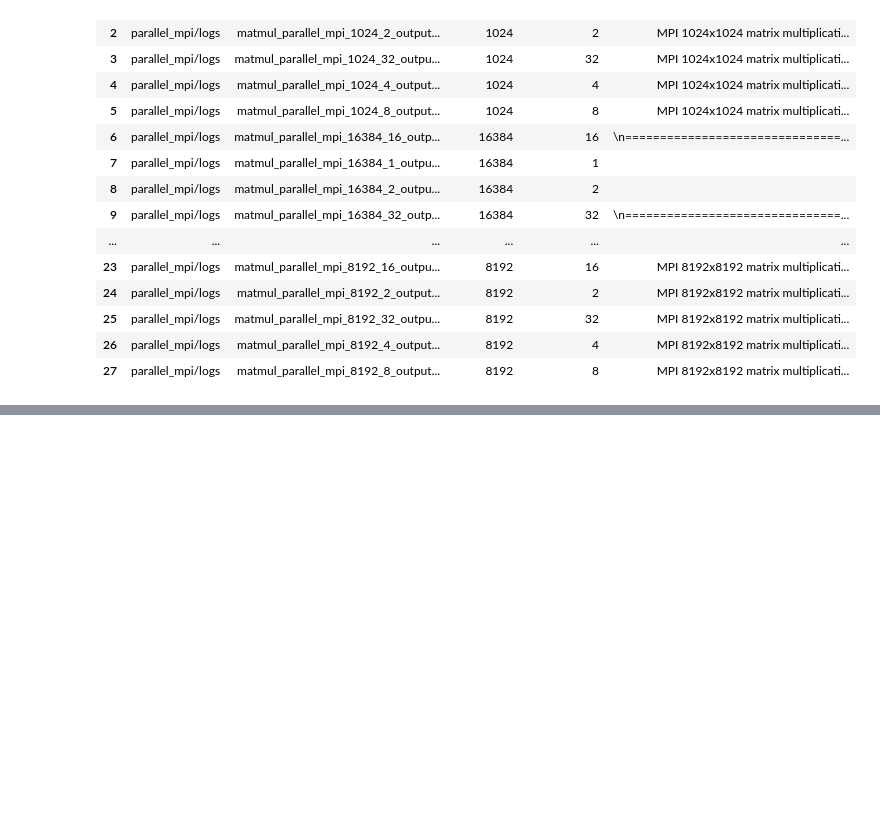
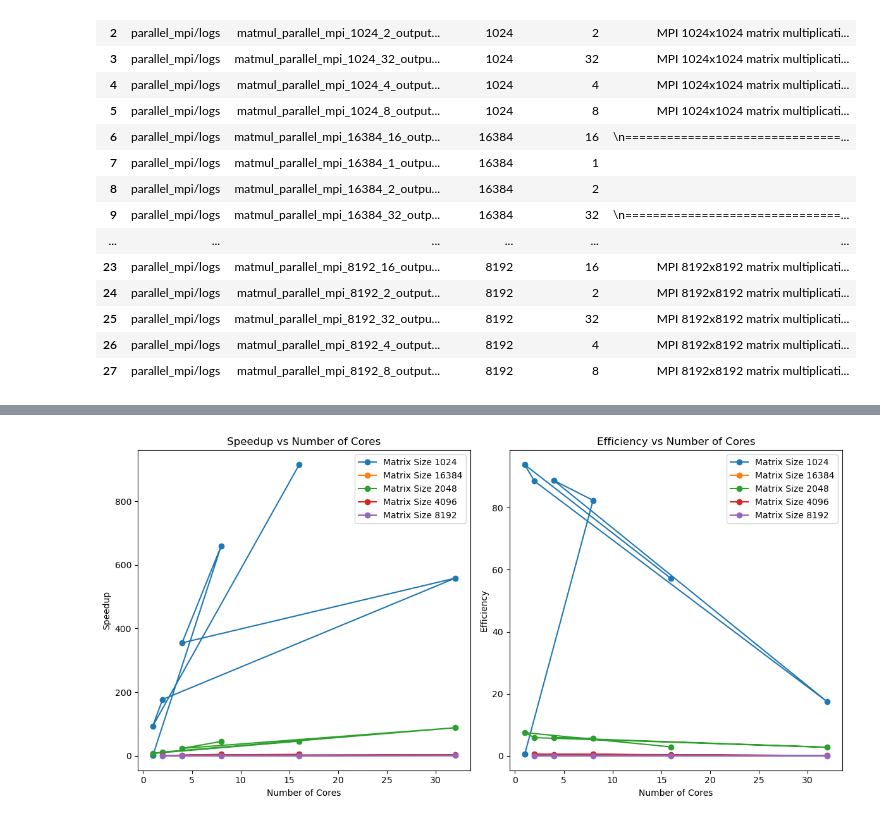
Before and after one commit to arbaazali872/HPC_uni_tn_2025, a Jupyter notebook: HPC_uni_tn_2025/visuals.ipynb, the cells around one changed output, grey strips where cells are left out. Cells and saved outputs as stored; diff of their text form; code cells hidden in the pictures; blank space fills up the shorter version.

```diff
--- a/HPC_uni_tn_2025/visuals.ipynb
+++ b/HPC_uni_tn_2025/visuals.ipynb
@@ -250,0 +225,36 @@ structured_logs_df
+# %%
+import matplotlib.pyplot as plt
+
+# Calculate speedup and efficiency
+serial_time = extracted_data_df.loc[extracted_data_df['Core Number'] == '1', 'Seconds'].mean()
+
+extracted_data_df['Speedup'] = serial_time / extracted_data_df['Seconds']
+extracted_data_df['Efficiency'] = extracted_data_df['Speedup'] / extracted_data_df['Core Number'].astype(float)
+
+# Plot speedup and efficiency
+plt.figure(figsize=(12, 6))
+
+# Plot speedup
+plt.subplot(1, 2, 1)
+for matrix_size in extracted_data_df['Matrix Size'].unique():
+    subset = extracted_data_df[extracted_data_df['Matrix Size'] == matrix_size]
+    plt.plot(subset['Core Number'].astype(int), subset['Speedup'], marker='o', label=f'Matrix Size {matrix_size}')
+plt.xlabel('Number of Cores')
+plt.ylabel('Speedup')
+plt.title('Speedup vs Number of Cores')
+plt.legend()
+
+# Plot efficiency
+plt.subplot(1, 2, 2)
+for matrix_size in extracted_data_df['Matrix Size'].unique():
+    subset = extracted_data_df[extracted_data_df['Matrix Size'] == matrix_size]
+    plt.plot(subset['Core Number'].astype(int), subset['Efficiency'], marker='o', label=f'Matrix Size {matrix_size}')
+plt.xlabel('Number of Cores')
+plt.ylabel('Efficiency')
+plt.title('Efficiency vs Number of Cores')
+plt.legend()
+
+plt.tight_layout()
+plt.show()
+# %% [output]
+[figure, added]
```
Also changed, not shown: parts of 8 cells of this notebook.
